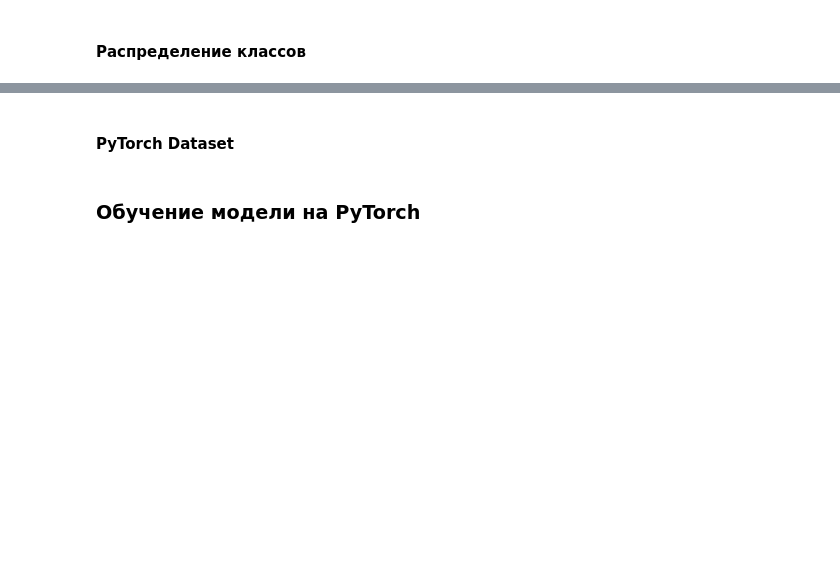
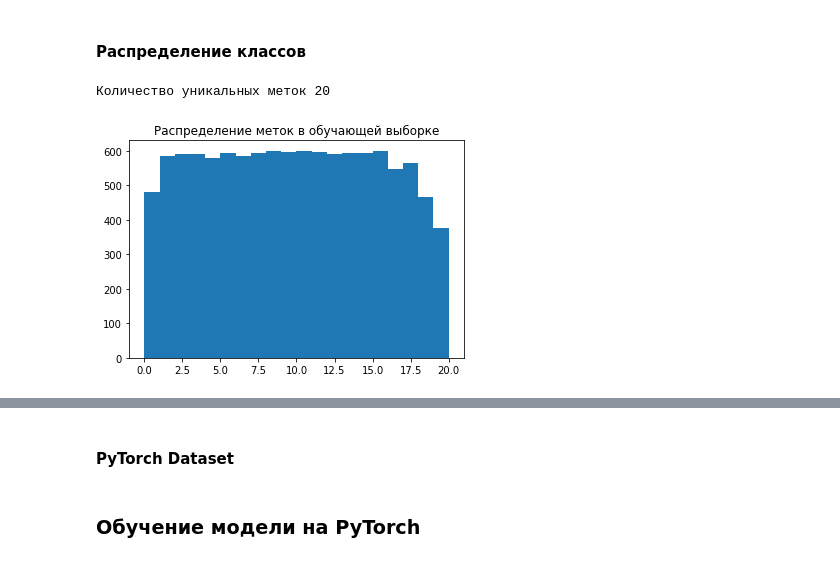
Before and after one commit to julichitai/learning_NN, a Jupyter notebook: text_classification_NLP_SAMSUNG.ipynb, the cells around one changed output, grey strips where cells are left out. Drawn from its saved outputs; the diff is of its cells as text; code cells hidden in the pictures; blank space fills up the shorter version.

```diff
--- a/text_classification_NLP_SAMSUNG.ipynb
+++ b/text_classification_NLP_SAMSUNG.ipynb
@@ -365,2 +479,12 @@ plt.yscale('log');
 # %% [markdown]
 #### Распределение классов
+# %%
+UNIQUE_LABELS_N = len(set(train_data['target']))
+print('Количество уникальных меток', UNIQUE_LABELS_N)
+# %% [output]
+Количество уникальных меток 20
+# %%
+plt.hist(train_data['target'], bins=np.arange(0, 21))
+plt.title('Распределение меток в обучающей выборке');
+# %% [output]
+[figure, added]
```
Also changed, not shown: parts of 14 cells of this notebook.
